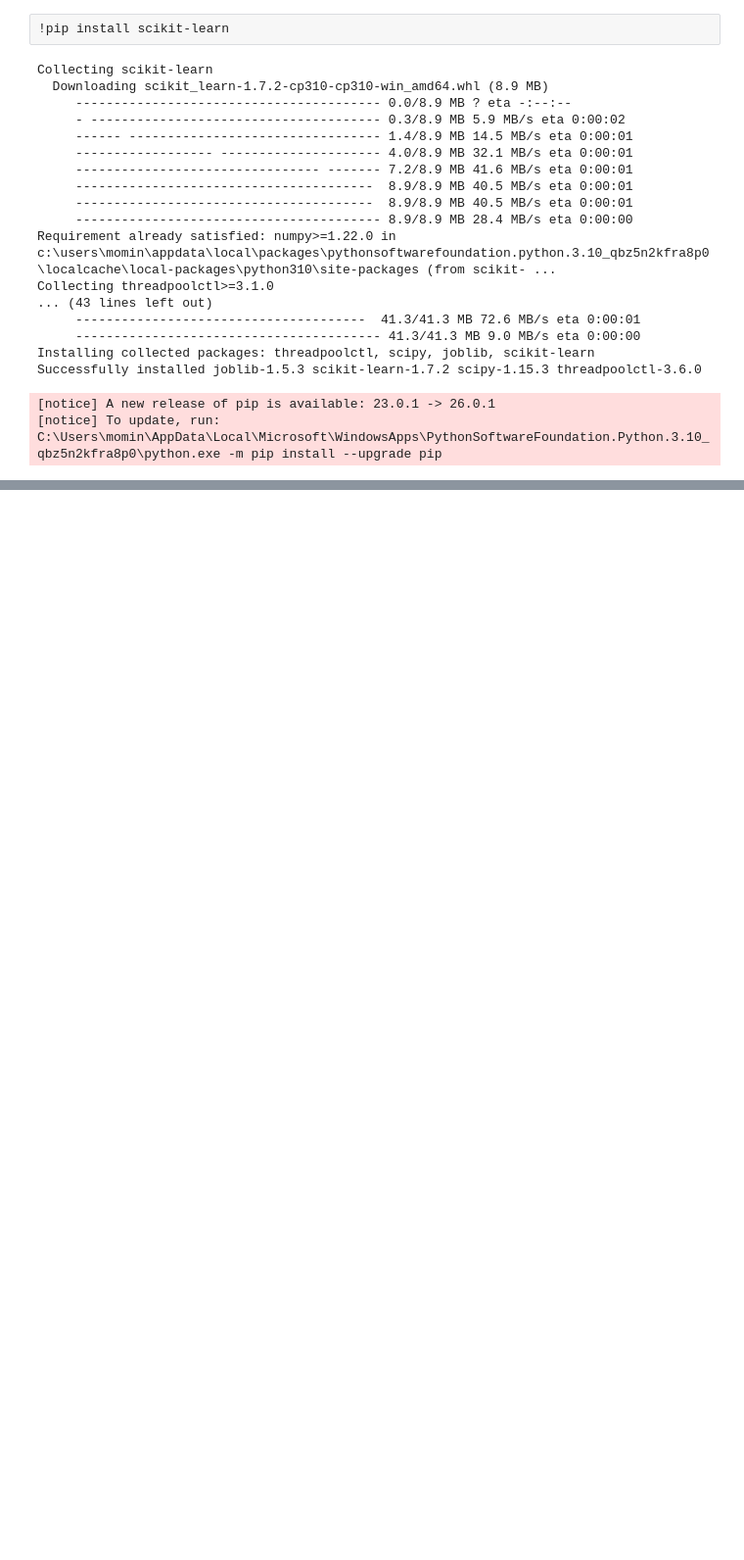
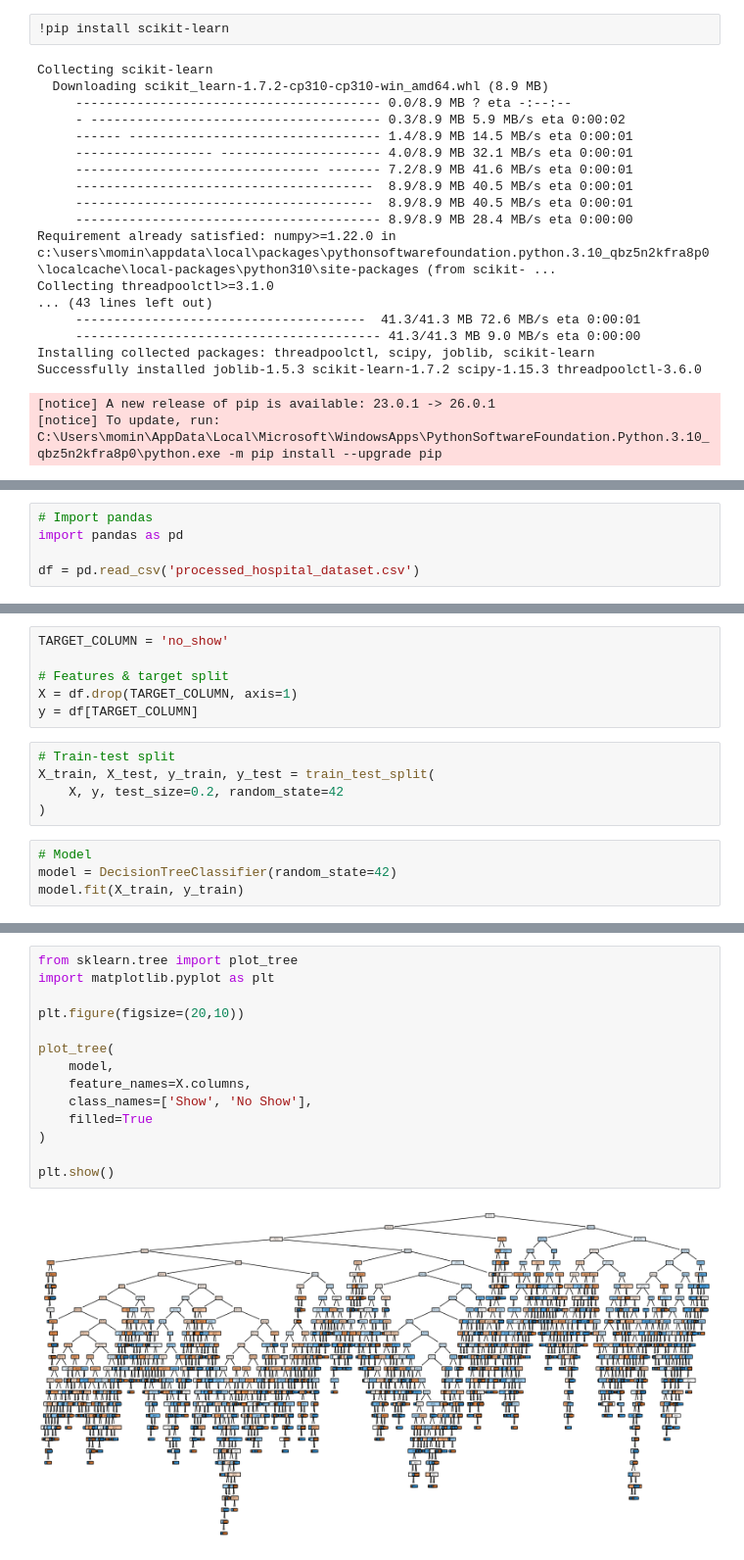
Before and after one commit to mominaamin/Hospital-appointments, a Jupyter notebook: BIDM stage 3 .ipynb, the cells around one changed output, grey strips where cells are left out. Shown at 98% size. Saved outputs shown, nothing was run; the diff lists cells and outputs as text; blank space fills up the shorter version.

```diff
--- a/BIDM stage 3 .ipynb
+++ b/BIDM stage 3 .ipynb
@@ -766,0 +705,5 @@ plt.show()
+# %%
+# Import pandas
+import pandas as pd
+
+df = pd.read_csv('processed_hospital_dataset.csv')
@@ -766,0 +726,15 @@ plt.show()
+# %%
+TARGET_COLUMN = 'no_show'
+
+# Features & target split
+X = df.drop(TARGET_COLUMN, axis=1)
+y = df[TARGET_COLUMN]
+# %%
+# Train-test split
+X_train, X_test, y_train, y_test = train_test_split(
+    X, y, test_size=0.2, random_state=42
+)
+# %%
+# Model
+model = DecisionTreeClassifier(random_state=42)
+model.fit(X_train, y_train)
@@ -766,0 +764,16 @@ plt.show()
+# %%
+from sklearn.tree import plot_tree
+import matplotlib.pyplot as plt
+
+plt.figure(figsize=(20,10))
+
+plot_tree(
+    model,
+    feature_names=X.columns,
+    class_names=['Show', 'No Show'],
+    filled=True
+)
+
+plt.show()
+# %% [output]
+[figure, added]
```
Also changed, not shown: parts of 13 cells of this notebook.
